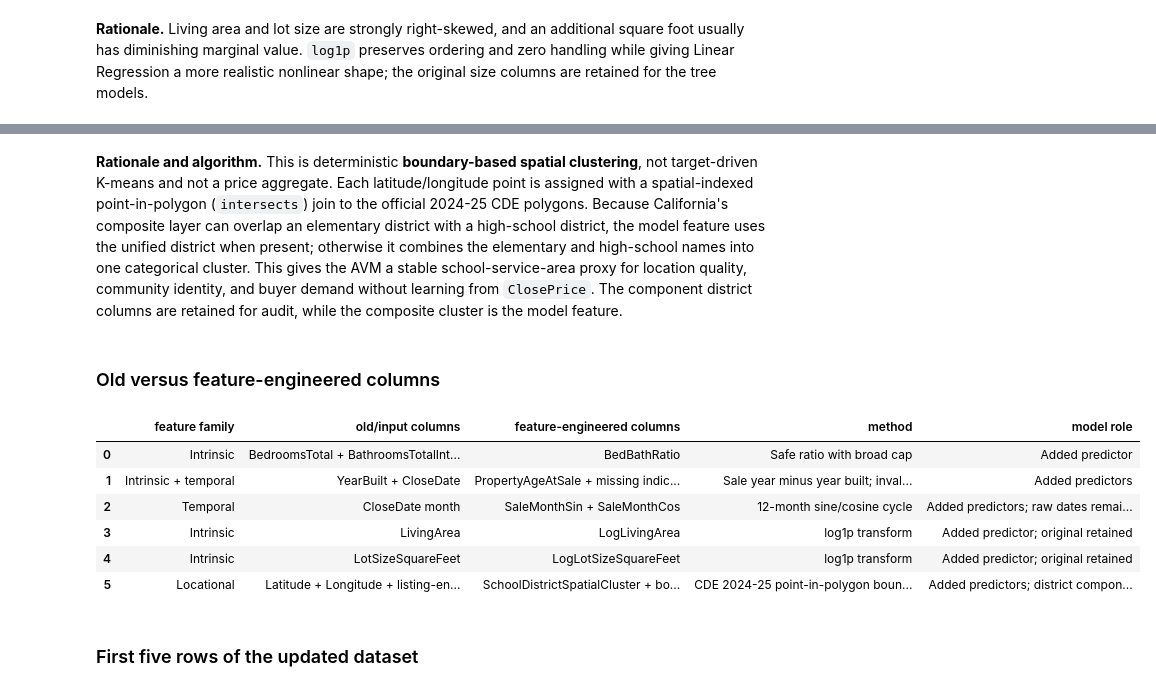
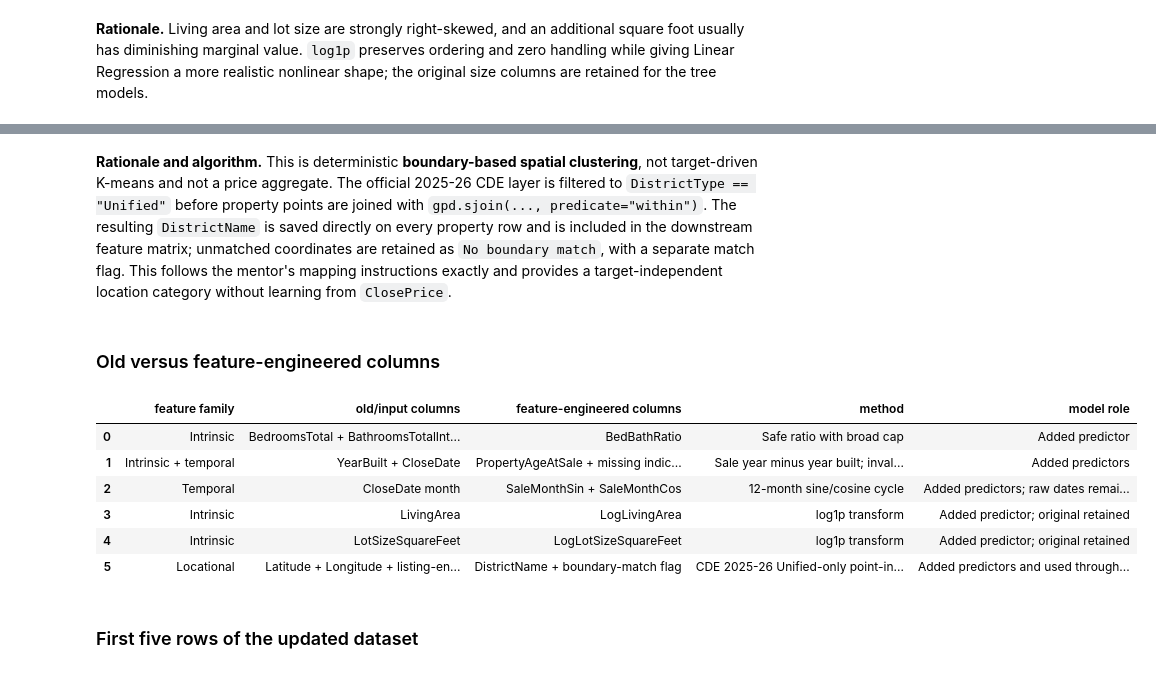
Before and after one commit to childofparents/IDX-Exchange-2026-Summer-DS, a Jupyter notebook: Week 6 Deliverable/05_feature_engineering.ipynb, the cells around one changed output, grey strips where cells are left out. Saved outputs shown, nothing was run; the diff lists cells and outputs as text; code cells hidden in the pictures.

```diff
--- a/Week 6 Deliverable/05_feature_engineering.ipynb
+++ b/Week 6 Deliverable/05_feature_engineering.ipynb
@@ -366,5 +357,5 @@ display(spatial_join_summary)
 # %% [markdown]
-**Rationale and algorithm.** This is deterministic **boundary-based spatial clustering**, not target-driven K-means and not a price aggregate. Each latitude/longitude point is assigned with a spatial-indexed point-in-polygon (`intersects`) join to the official 2024-25 CDE polygons. Because California's composite layer can overlap an elementary district with a high-school district, the model feature uses the unified district when present; otherwise it combines the elementary and high-school names into one categorical cluster. This gives the AVM a stable school-service-area proxy for location quality, community identity, and buyer demand without learning from `ClosePrice`. The component district columns are retained for audit, while the composite cluster is the model feature.
+**Rationale and algorithm.** This is deterministic **boundary-based spatial clustering**, not target-driven K-means and not a price aggregate. The official 2025-26 CDE layer is filtered to `DistrictType == "Unified"` before property points are joined with `gpd.sjoin(..., predicate="within")`. The resulting `DistrictName` is saved directly on every property row and is included in the downstream feature matrix; unmatched coordinates are retained as `No boundary match`, with a separate match flag. This follows the mentor's mapping instructions exactly and provides a target-independent location category without learning from `ClosePrice`.
 # %% [markdown]
 ### Old versus feature-engineered columns
 # %%
@@ -396,37 +387,37 @@ feature_update_table = pd.DataFrame(
             "old/input columns": "LivingArea",
             "feature-engineered columns": "LogLivingArea",
             "method": "log1p transform",
             "model role": "Added predictor; original retained",
         },
         {
             "feature family": "Intrinsic",
             "old/input columns": "LotSizeSquareFeet",
             "feature-engineered columns": "LogLotSizeSquareFeet",
             "method": "log1p transform",
             "model role": "Added predictor; original retained",
         },
         {
             "feature family": "Locational",
             "old/input columns": "Latitude + Longitude + listing-entered HighSchoolDistrict",
-            "feature-engineered columns": "SchoolDistrictSpatialCluster + boundary-match flag",
-            "method": "CDE 2024-25 point-in-polygon boundary cluster",
-            "model role": "Added predictors; district component columns retained for audit",
+            "feature-engineered columns": "DistrictName + boundary-match flag",
+            "method": "CDE 2025-26 Unified-only point-in-polygon spatial join",
+            "model role": "Added predictors and used throughout downstream modeling",
         },
     ]
 )
 feature_update_table.to_csv(
     OUTPUT_DIR / "feature_engineering_old_vs_new_columns.csv",
     index=False,
 )
 display(feature_update_table)
 # %% [output]
 |  | feature family | old/input columns | feature-engineered columns | method | model role |
 | 0 | Intrinsic | BedroomsTotal + BathroomsTotalInt... | BedBathRatio | Safe ratio with broad cap | Added predictor |
 | 1 | Intrinsic + temporal | YearBuilt + CloseDate | PropertyAgeAtSale + missing indic... | Sale year minus year built; inval... | Added predictors |
 | 2 | Temporal | CloseDate month | SaleMonthSin + SaleMonthCos | 12-month sine/cosine cycle | Added predictors; raw dates remai... |
 | 3 | Intrinsic | LivingArea | LogLivingArea | log1p transform | Added predictor; original retained |
 | 4 | Intrinsic | LotSizeSquareFeet | LogLotSizeSquareFeet | log1p transform | Added predictor; original retained |
-| 5 | Locational | Latitude + Longitude + listing-en... | SchoolDistrictSpatialCluster + bo... | CDE 2024-25 point-in-polygon boun... | Added predictors; district compon... |
+| 5 | Locational | Latitude + Longitude + listing-en... | DistrictName + boundary-match flag | CDE 2025-26 Unified-only point-in... | Added predictors and used through... |
 # %% [markdown]
 ### First five rows of the updated dataset
 # %%
```
Also changed, not shown: parts of 13 cells of this notebook, 11 other files.
